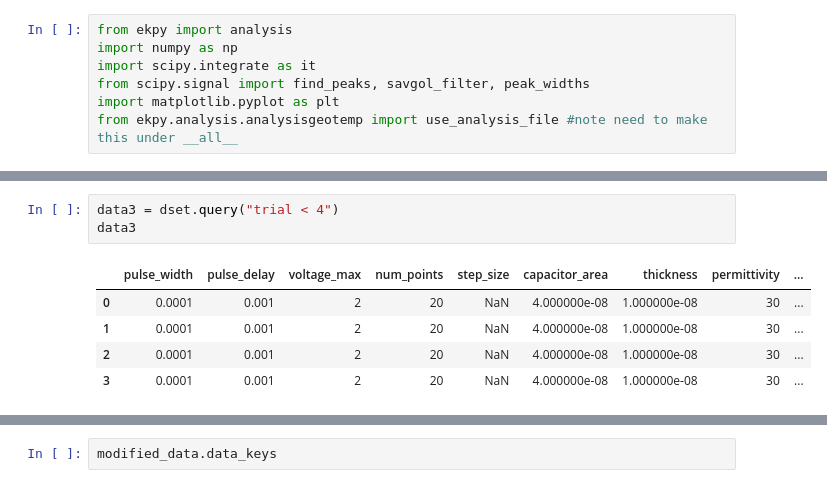
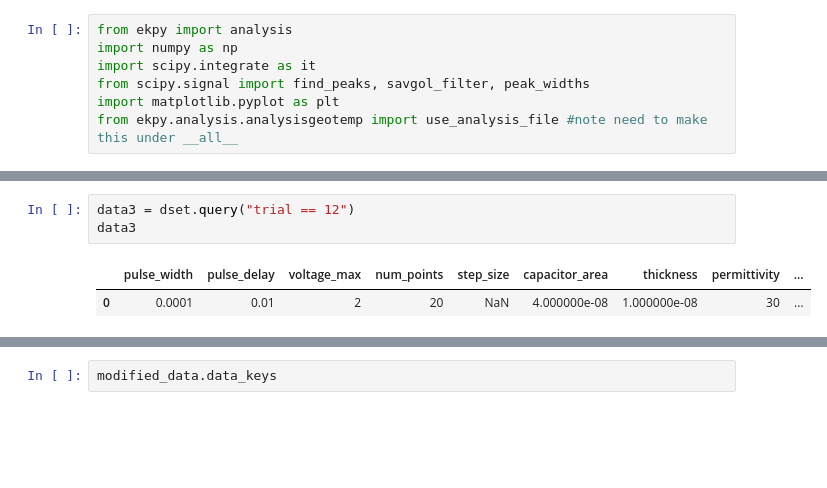
Before and after one commit to ElPsyKurisu/FE, a Jupyter notebook: PUND/Python/analysis.ipynb, the cells around one changed output, grey strips where cells are left out. Saved outputs shown, nothing was run; the diff lists cells and outputs as text; blank space fills up the shorter version.

```diff
--- a/PUND/Python/analysis.ipynb
+++ b/PUND/Python/analysis.ipynb
@@ -55,12 +60,9 @@ data2
 # %%
-data3 = dset.query("trial < 4")
+data3 = dset.query("trial == 12")
 data3
 # %% [output]
 |  | pulse_width | pulse_delay | voltage_max | num_points | step_size | capacitor_area | thickness | permittivity | ... |
-| 0 | 0.0001 | 0.001 | 2 | 20 | NaN | 4.000000e-08 | 1.000000e-08 | 30 | ... |
-| 1 | 0.0001 | 0.001 | 2 | 20 | NaN | 4.000000e-08 | 1.000000e-08 | 30 | ... |
-| 2 | 0.0001 | 0.001 | 2 | 20 | NaN | 4.000000e-08 | 1.000000e-08 | 30 | ... |
-| 3 | 0.0001 | 0.001 | 2 | 20 | NaN | 4.000000e-08 | 1.000000e-08 | 30 | ... |
+| 0 | 0.0001 | 0.01 | 2 | 20 | NaN | 4.000000e-08 | 1.000000e-08 | 30 | ... |
 # %%
 modified_data, interm_steps = use_analysis_file('analysisfile', data3, verbose=True, dont_pass_defn=False)
 # %% [output]
```
Also changed, not shown: parts of 7 cells of this notebook.
